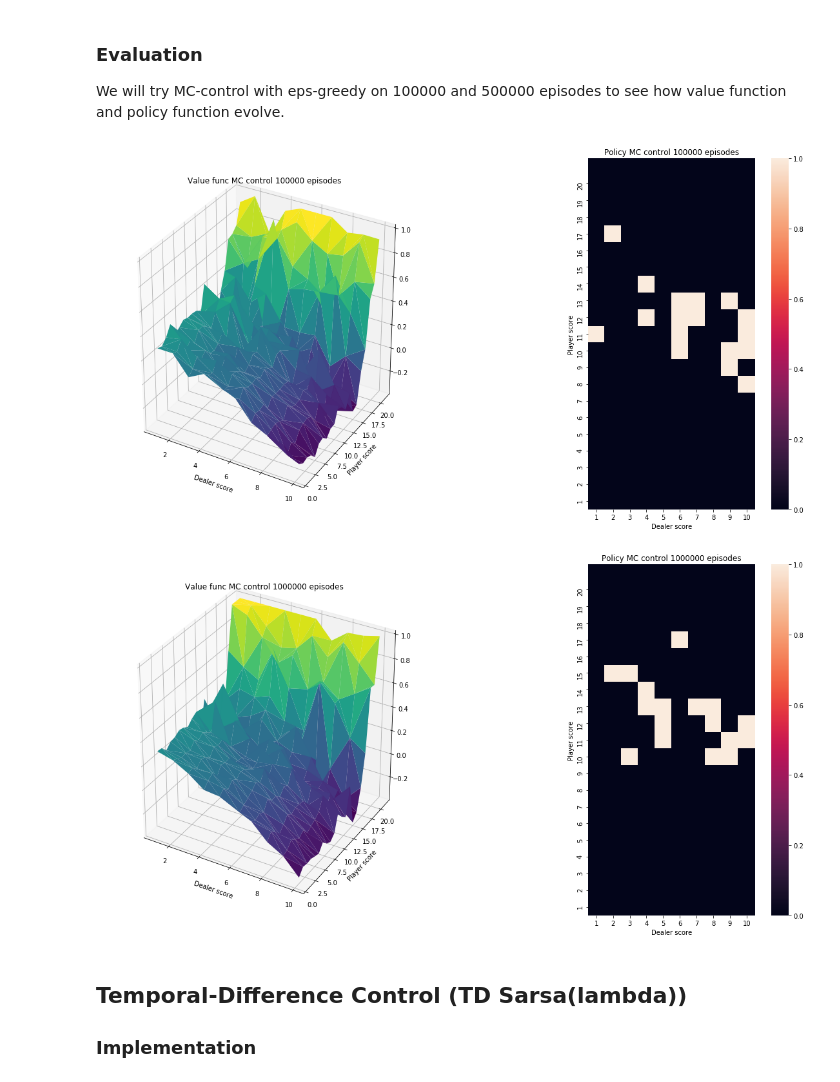
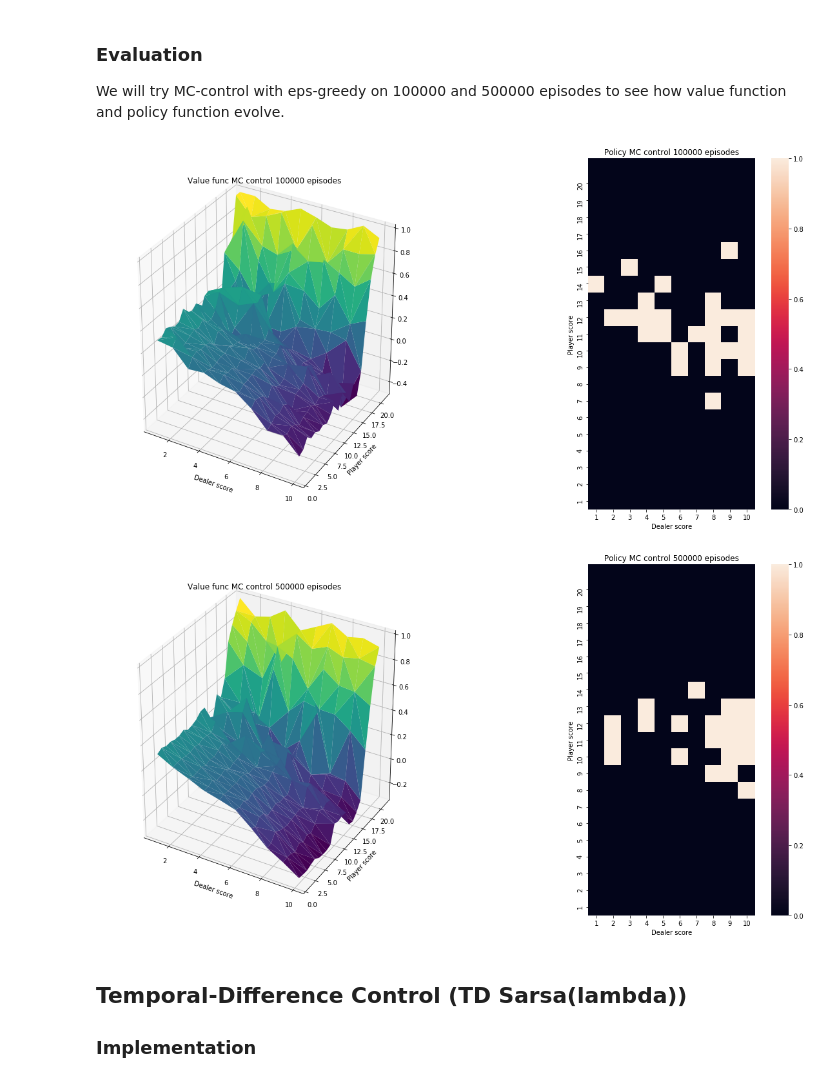
Before and after one commit to anindex/reinforcement-learning-practice, a Jupyter notebook: exercises/david-silver-course/easy21.ipynb, the cells around one changed output. Cells and saved outputs as stored; diff of their text form; code cells hidden in the pictures.

```diff
--- a/exercises/david-silver-course/easy21.ipynb
+++ b/exercises/david-silver-course/easy21.ipynb
@@ -173,16 +173,16 @@ Q1, policy1 = monte_carlo_control_on_policy(env, num_episode)
 V1, pi1 = get_value_and_deterministic_policy(Q1, policy1)
 
 # try 500000 episodes
-num_episode = 100000
+num_episode = 500000
 Q2, policy2 = monte_carlo_control_on_policy(env, num_episode)
 V2, pi2 = get_value_and_deterministic_policy(Q2, policy2)
 # %%
 plot_value_fn_and_policy(V1, pi1, 100000, 1)
-plot_value_fn_and_policy(V2, pi2, 1000000, 2)
+plot_value_fn_and_policy(V2, pi2, 500000, 2)
 plt.show()
 # %% [output]
-[figure, old version]
+[figure, new version]
-[figure, old version]
+[figure, new version]
 # %% [markdown]
 ## Temporal-Difference Control (TD Sarsa(lambda))
 
```
Also changed, not shown: parts of 7 cells of this notebook.
